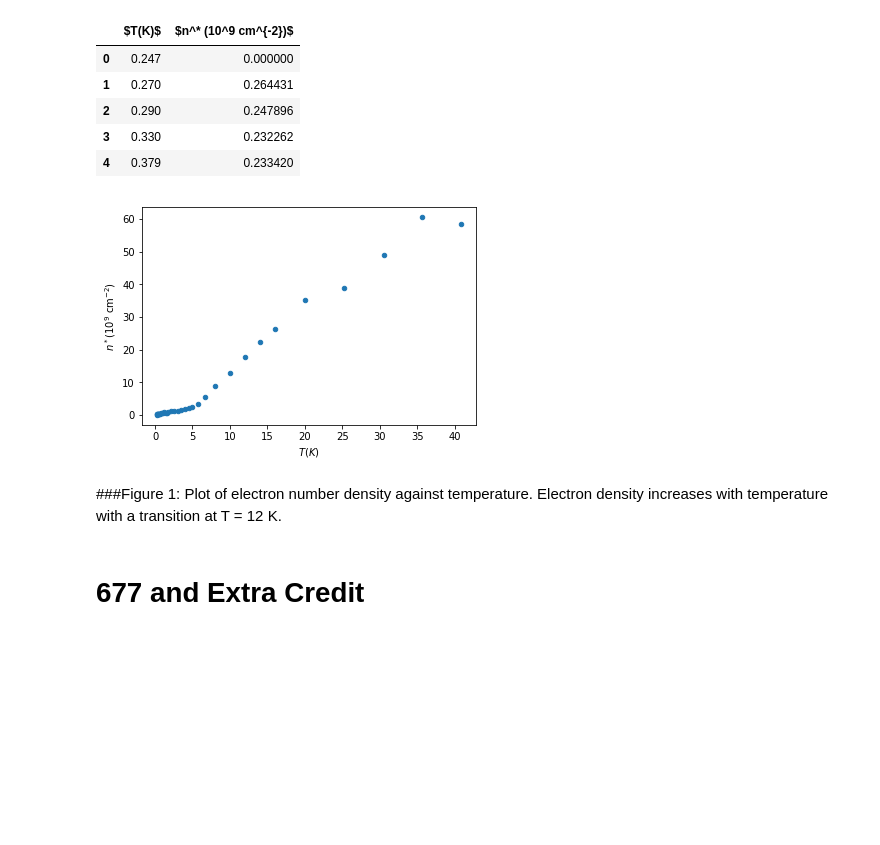
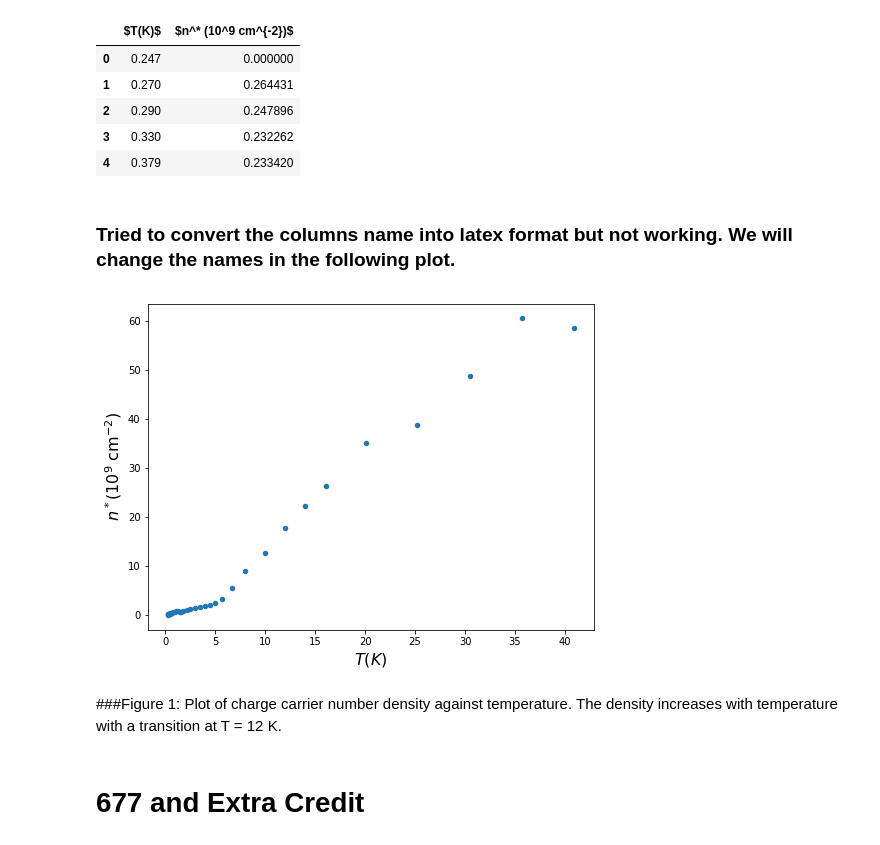
Before and after one commit to narayan-paudel/DSPS_EPAUDEL, a Jupyter notebook: HW7_ePaudel/LRtestAndMCMC.ipynb, the cells around one changed output. Drawn from its saved outputs; the diff is of its cells as text; code cells hidden in the pictures; blank space fills up the shorter version.

```diff
--- a/HW7_ePaudel/LRtestAndMCMC.ipynb
+++ b/HW7_ePaudel/LRtestAndMCMC.ipynb
@@ -57,5 +58,6 @@ jla_likelihood_v6/  nam18
 # %%
 #importing data as a pandas dataframe
-nam18=pd.read_csv("drive/My Drive/dsps/data/nam18", sep="\t", header= None, names = ['T',"n",'3','4','5','6','7','8','9','10','11'])
+nam18=pd.read_csv("drive/My Drive/dsps/data/nam18", sep="\t", header= None)
+nam18 = nam18.apply(pd.to_numeric, errors='coerce') # Converting non numeric values to NAN
 nam18.head()
 # %% [output]
@@ -86,7 +88,7 @@ $\Delta^2$
 in the plot label if plotting with df.plot()
 # %%
 #selecting useful columns, dropping off NaN values and renaming columns names according to the reference paper.
-nam18_reducted = nam18[["T",'n']].dropna().rename(columns={"T":r"$T(K)$", "n":r"$n^* (10^9 cm^{-2})$"})
+nam18_reducted = nam18[[0,1]].dropna().rename(columns={0:r"$T(K)$", 1:r"$n^* (10^9 cm^{-2})$"})
 nam18_reducted.head()
 # %% [output]
 |  | $T(K)$ | $n^* (10^9 cm^{-2})$ |
@@ -95,19 +97,21 @@ nam18_reducted.head()
 | 2 | 0.290 | 0.247896 |
 | 3 | 0.330 | 0.232262 |
 | 4 | 0.379 | 0.233420 |
+# %% [markdown]
+### Tried to convert the columns name into latex format but not working. We will change the names in the following plot.
 # %%
 nam18_reducted = nam18_reducted.rename(columns={r"$T(K)$":"T", r"$n^* (10^9 cm^{-2})$":"n"})
 # %%
 #plotting scatter plot of electron density against temperature
-ax = pl.figure().add_subplot(111)
+ax = pl.figure(figsize = (8,6)).add_subplot(111)
 nam18_reducted.plot(kind="scatter",x="T", y="n", ax=ax)
-ax.set_xlabel(r"$T(K)$")
-ax.set_ylabel(r"$n^*(10^9$ cm$^{-2})$");
+ax.set_xlabel(r"$T(K)$", fontsize=16)
+ax.set_ylabel(r"$n^*(10^9$ cm$^{-2})$", fontsize=16);
 #pl.legend()
 # %% [output]
-[figure, old version]
+[figure, new version]
 # %% [markdown]
-###Figure 1: Plot of electron number density against temperature. Electron density increases with temperature with a transition at T = 12 K.
+###Figure 1: Plot of charge carrier number density against temperature. The density increases with temperature with a transition at T = 12 K.
 # %%
 x_vals = nam18_reducted["T"].values
 y_vals = nam18_reducted["n"].values
```
Also changed, not shown: parts of 34 cells of this notebook, 1 other file.
